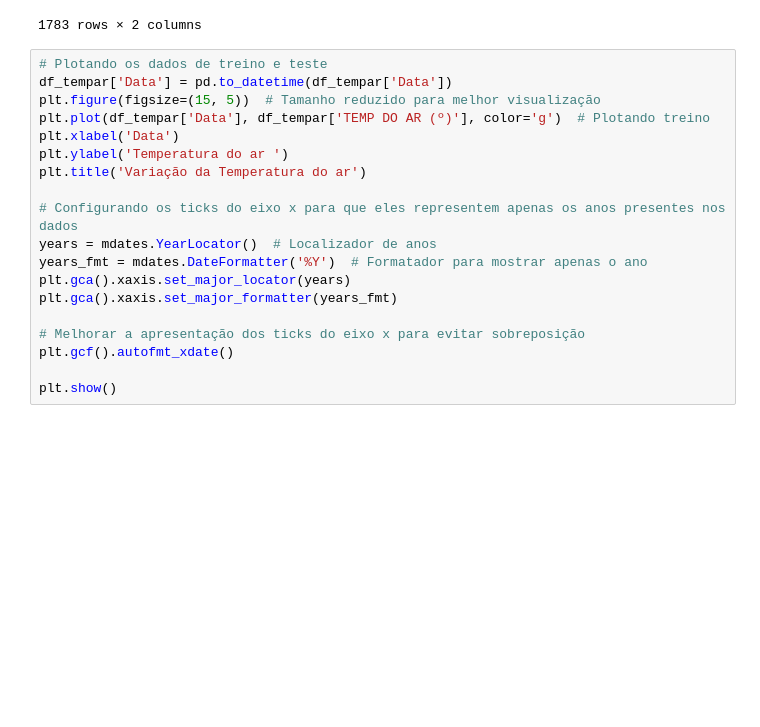
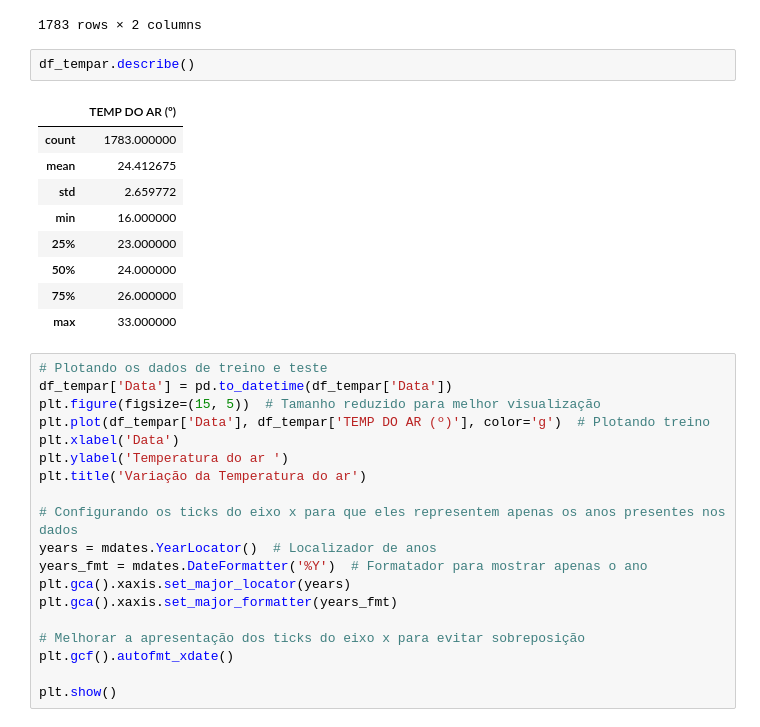
Before and after one commit to Felintox/Tera_Grupo, a Jupyter notebook: aplicando_modelo_arima_10_11.ipynb, the cells around one changed output. Saved outputs shown, nothing was run; the diff lists cells and outputs as text; blank space fills up the shorter version.

```diff
--- a/aplicando_modelo_arima_10_11.ipynb
+++ b/aplicando_modelo_arima_10_11.ipynb
@@ -124,6 +136,18 @@ df_tempar
 | 1781 | 2023-10-30 | 24.0 |
 | 1782 | 2023-10-31 | 27.0 |
 1783 rows × 2 columns
+# %%
+df_tempar.describe()
+# %% [output]
+|  | TEMP DO AR (º) |
+| count | 1783.000000 |
+| mean | 24.412675 |
+| std | 2.659772 |
+| min | 16.000000 |
+| 25% | 23.000000 |
+| 50% | 24.000000 |
+| 75% | 26.000000 |
+| max | 33.000000 |
 # %%
 # Plotando os dados de treino e teste
 df_tempar['Data'] = pd.to_datetime(df_tempar['Data'])
```
Also changed, not shown: parts of 35 cells of this notebook.
